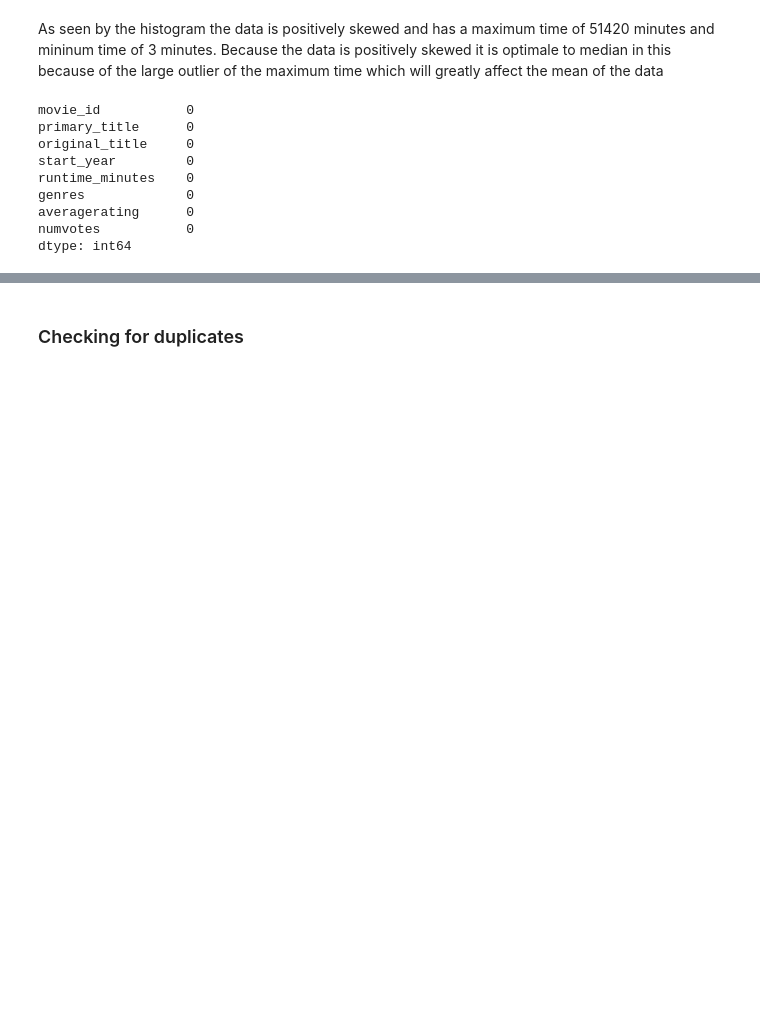
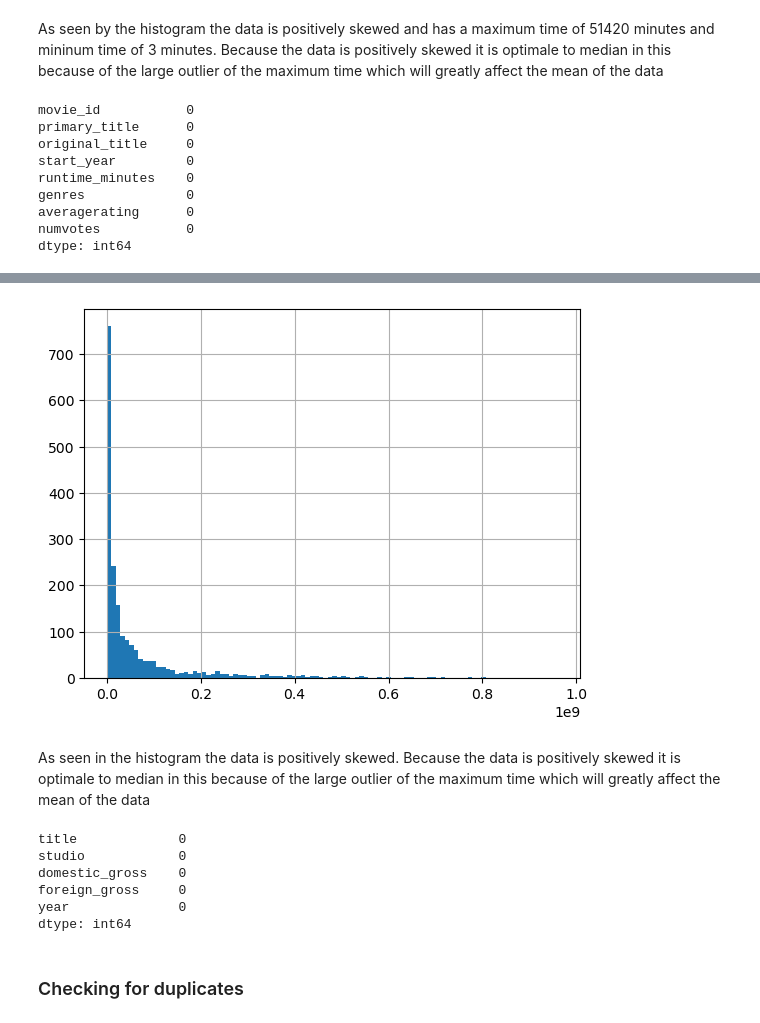
Before and after one commit to AdnanK1/phase-1, a Jupyter notebook: index.ipynb, the cells around one changed output, grey strips where cells are left out. Cells and saved outputs as stored; diff of their text form; code cells hidden in the pictures; blank space fills up the shorter version.

```diff
--- a/index.ipynb
+++ b/index.ipynb
@@ -132,7 +132,7 @@ df.head()
 | 3 | tt0069204 | Sabse Bada Sukh | Sabse Bada Sukh | 2018 | NaN | Comedy,Drama | 6.1 | ... |
 | 4 | tt0100275 | The Wandering Soap Opera | La Telenovela Errante | 2017 | 80.0 | Comedy,Drama,Fantasy | 6.5 | ... |
 # %%
-df = pd.read_csv('data/bom.movie_gross.csv.gz')
+bom_df = pd.read_csv('data/bom.movie_gross.csv.gz')
 print(df.shape)
 df.head()
 # %% [output]
@@ -171,3 +180,7 @@ df.shape
 df['genres'].isna().sum()
 # %% [output]
 0
+# %%
+# Dropping rows that contain empty studio and domestic_gross because they wont affect the overall data and checking the shape
+bom_df.dropna(subset=['domestic_gross', 'studio'], inplace=True)
+bom_df.shape
@@ -210,0 +244,9 @@ dtype: int64
+# %%
+# Remove commas from the 'foreign_gross' column
+bom_df['foreign_gross'] = bom_df['foreign_gross'].str.replace(',', '')
+
+# Convert the 'foreign_gross' column to float
+bom_df['foreign_gross'] = bom_df['foreign_gross'].astype('float64')
+
+# Checking if the changes have been made
+bom_df['foreign_gross'].info()
@@ -210,0 +262,7 @@ dtype: int64
+# %%
+bom_df['foreign_gross'].hist(bins=100)
+plt.show()
+# %% [output]
+[figure, added]
+# %% [markdown]
+As seen in the histogram the data is positively skewed. Because the data is positively skewed it is optimale to median in this because of the large outlier of the maximum time which will greatly affect the mean of the data
@@ -211,3 +271,13 @@ dtype: int64
+# %%
+# Checking if there is any more missing values
+bom_df.isna().sum()
+# %% [output]
+title             0
+studio            0
+domestic_gross    0
+foreign_gross     0
+year              0
+dtype: int64
 # %% [markdown]
 ### Checking for duplicates
 # %%
```
Also changed, not shown: parts of 15 cells of this notebook.
